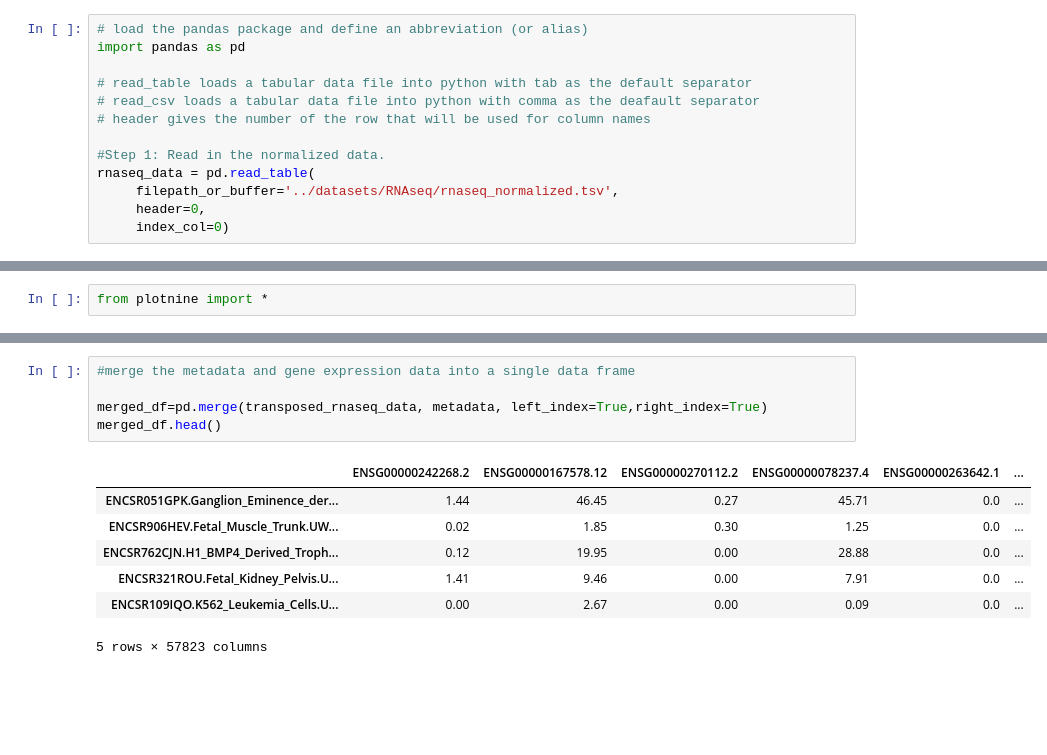
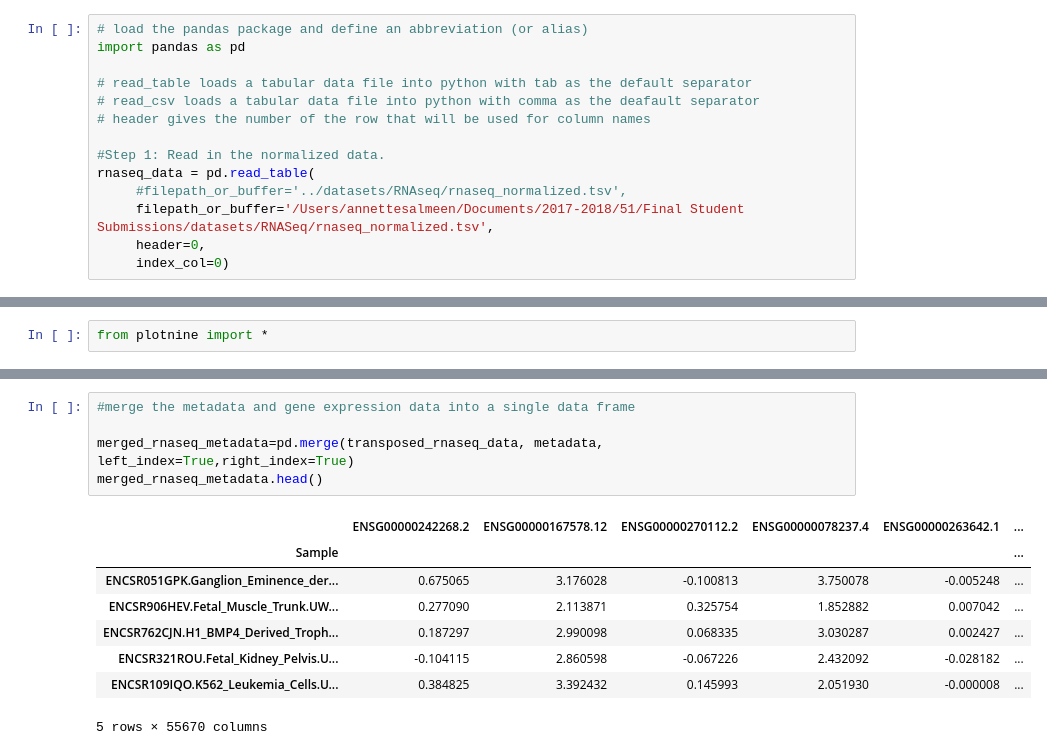
Before and after one commit to CArellG/humbio51, a Jupyter notebook: class_07_RNAseq_quantification_variation/7-RNAseq quantification variation.ipynb, the cells around one changed output, grey strips where cells are left out. Drawn from its saved outputs; the diff is of its cells as text; blank space fills up the shorter version.

```diff
--- a/class_07_RNAseq_quantification_variation/7-RNAseq quantification variation.ipynb
+++ b/class_07_RNAseq_quantification_variation/7-RNAseq quantification variation.ipynb
@@ -94,7 +92,8 @@ import pandas as pd
 
 #Step 1: Read in the normalized data.
 rnaseq_data = pd.read_table(
-     filepath_or_buffer='../datasets/RNAseq/rnaseq_normalized.tsv',
+     #filepath_or_buffer='../datasets/RNAseq/rnaseq_normalized.tsv',
+     filepath_or_buffer='/Users/annettesalmeen/Documents/2017-2018/51/Final Student Submissions/datasets/RNASeq/rnaseq_normalized.tsv',
      header=0,
      index_col=0)
 # %% [markdown]
@@ -363,13 +262,14 @@ transposed_rnaseq_data.head()
 # %%
 #merge the metadata and gene expression data into a single data frame
 
-merged_df=pd.merge(transposed_rnaseq_data, metadata, left_index=True,right_index=True)
-merged_df.head()
+merged_rnaseq_metadata=pd.merge(transposed_rnaseq_data, metadata, left_index=True,right_index=True)
+merged_rnaseq_metadata.head()
 # %% [output]
 |  | ENSG00000242268.2 | ENSG00000167578.12 | ENSG00000270112.2 | ENSG00000078237.4 | ENSG00000263642.1 | ... |
-| ENCSR051GPK.Ganglion_Eminence_der... | 1.44 | 46.45 | 0.27 | 45.71 | 0.0 | ... |
-| ENCSR906HEV.Fetal_Muscle_Trunk.UW... | 0.02 | 1.85 | 0.30 | 1.25 | 0.0 | ... |
-| ENCSR762CJN.H1_BMP4_Derived_Troph... | 0.12 | 19.95 | 0.00 | 28.88 | 0.0 | ... |
-| ENCSR321ROU.Fetal_Kidney_Pelvis.U... | 1.41 | 9.46 | 0.00 | 7.91 | 0.0 | ... |
-| ENCSR109IQO.K562_Leukemia_Cells.U... | 0.00 | 2.67 | 0.00 | 0.09 | 0.0 | ... |
+| Sample |  |  |  |  |  | ... |
+| ENCSR051GPK.Ganglion_Eminence_der... | 0.675065 | 3.176028 | -0.100813 | 3.750078 | -0.005248 | ... |
+| ENCSR906HEV.Fetal_Muscle_Trunk.UW... | 0.277090 | 2.113871 | 0.325754 | 1.852882 | 0.007042 | ... |
+| ENCSR762CJN.H1_BMP4_Derived_Troph... | 0.187297 | 2.990098 | 0.068335 | 3.030287 | 0.002427 | ... |
+| ENCSR321ROU.Fetal_Kidney_Pelvis.U... | -0.104115 | 2.860598 | -0.067226 | 2.432092 | -0.028182 | ... |
+| ENCSR109IQO.K562_Leukemia_Cells.U... | 0.384825 | 3.392432 | 0.145993 | 2.051930 | -0.000008 | ... |
-5 rows × 57823 columns
+5 rows × 55670 columns
```
Also changed, not shown: parts of 50 cells of this notebook, 18 other files.
